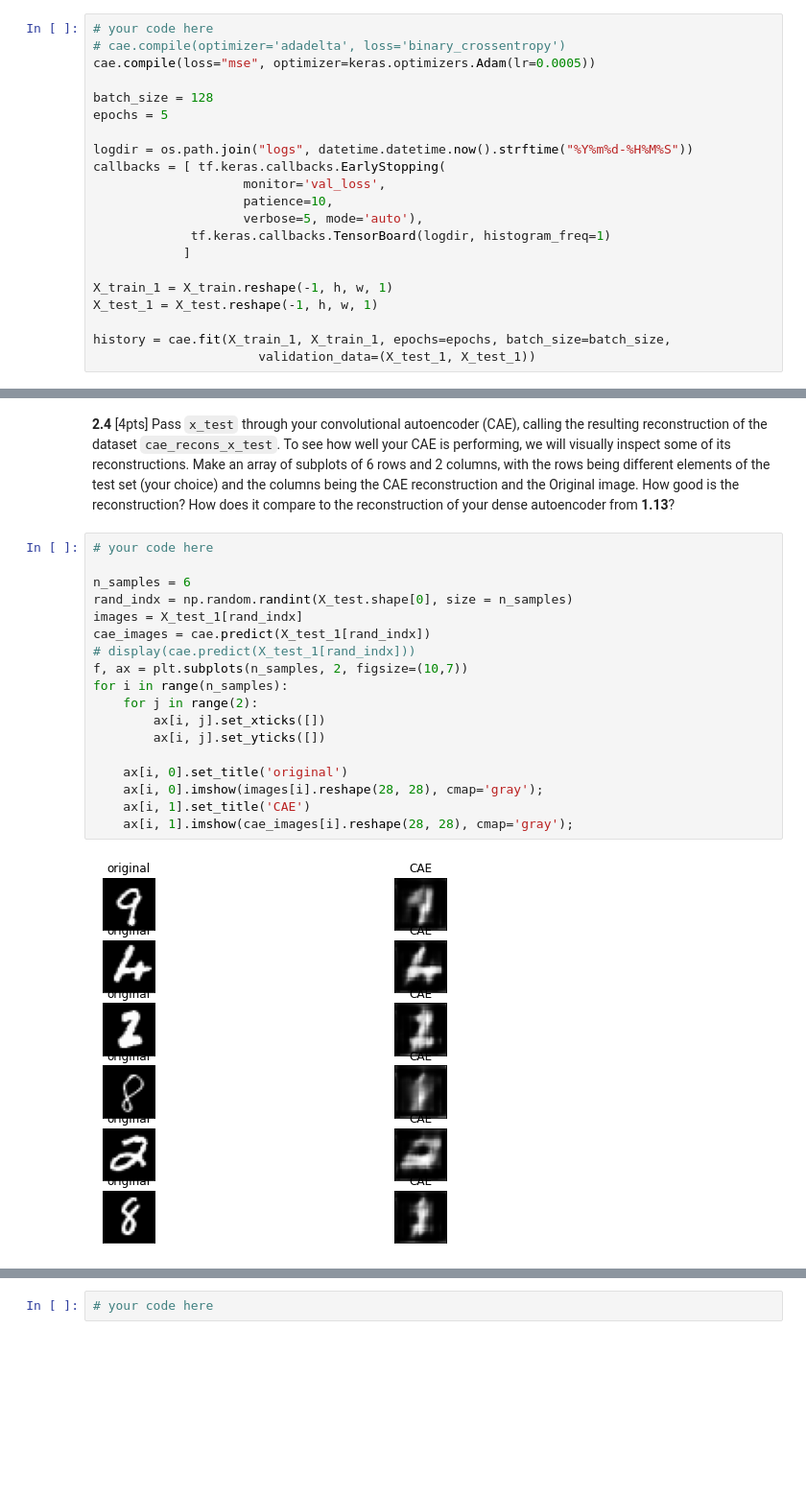
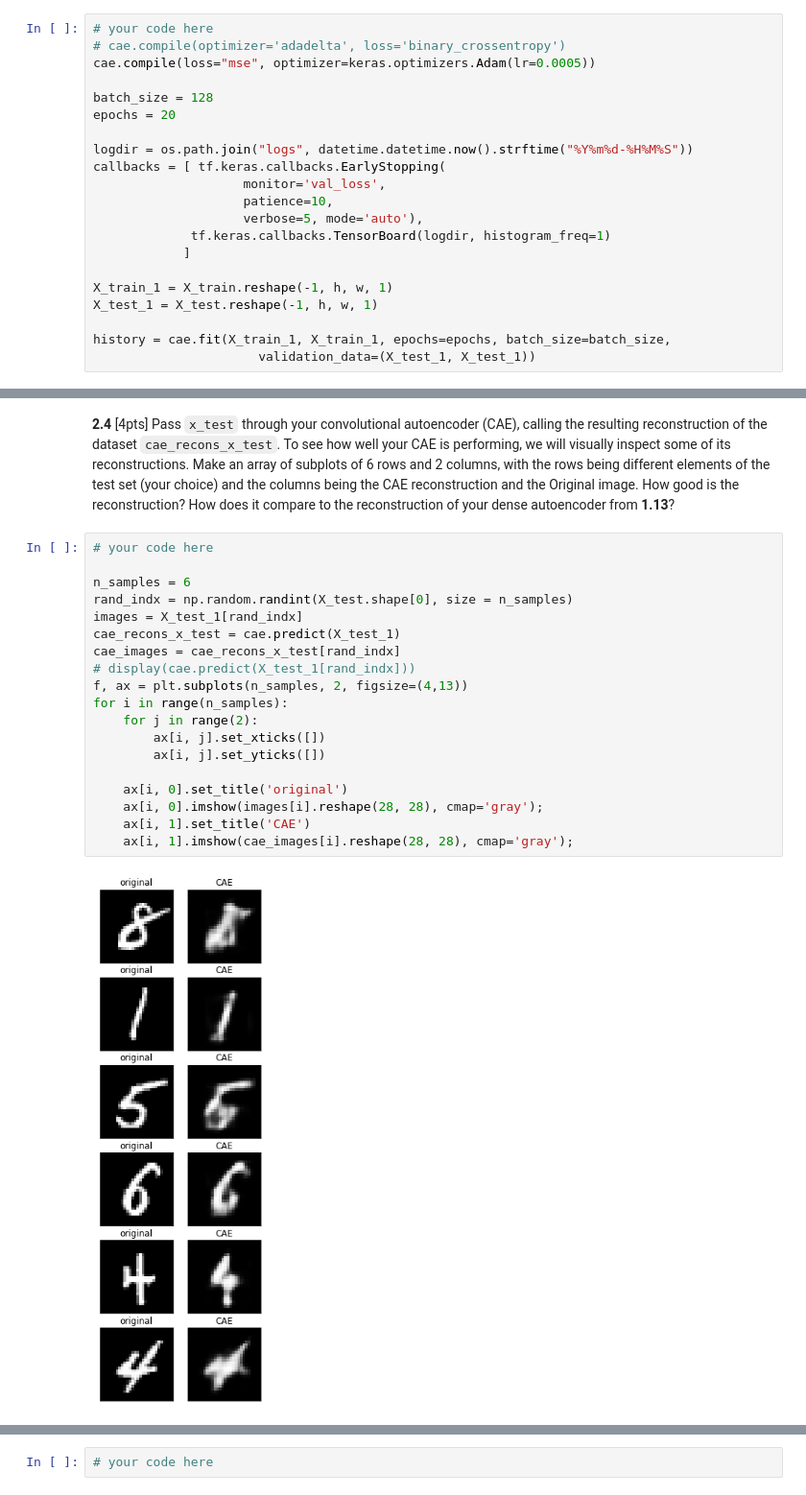
Before and after one commit to jackxxu/2020-CS109B, a Jupyter notebook: content/homeworks/hw05/notebook/cs109b-hw5-students.ipynb, the cells around one changed output, grey strips where cells are left out. Shown at 96% size. Drawn from its saved outputs; the diff is of its cells as text; blank space fills up the shorter version.

```diff
--- a/content/homeworks/hw05/notebook/cs109b-hw5-students.ipynb
+++ b/content/homeworks/hw05/notebook/cs109b-hw5-students.ipynb
@@ -511,7 +511,7 @@ _________________________________________________________________
 cae.compile(loss="mse", optimizer=keras.optimizers.Adam(lr=0.0005))
 
 batch_size = 128
-epochs = 5
+epochs = 20
 
 logdir = os.path.join("logs", datetime.datetime.now().strftime("%Y%m%d-%H%M%S"))
 callbacks = [ tf.keras.callbacks.EarlyStopping(
@@ -555,20 +561,21 @@ Text(0.5, 1.0, 'Autoencoder Loss')
 # %%
 # your code here
 
 n_samples = 6
 rand_indx = np.random.randint(X_test.shape[0], size = n_samples)
 images = X_test_1[rand_indx]
-cae_images = cae.predict(X_test_1[rand_indx])
+cae_recons_x_test = cae.predict(X_test_1)
+cae_images = cae_recons_x_test[rand_indx]
 # display(cae.predict(X_test_1[rand_indx]))
-f, ax = plt.subplots(n_samples, 2, figsize=(10,7))
+f, ax = plt.subplots(n_samples, 2, figsize=(4,13))
 for i in range(n_samples):
     for j in range(2):
         ax[i, j].set_xticks([])
         ax[i, j].set_yticks([])
 
     ax[i, 0].set_title('original')
     ax[i, 0].imshow(images[i].reshape(28, 28), cmap='gray');
     ax[i, 1].set_title('CAE')
     ax[i, 1].imshow(cae_images[i].reshape(28, 28), cmap='gray');
 # %% [output]
-[figure, old version]
+[figure, new version]
```
Also changed, not shown: parts of 10 cells of this notebook.
